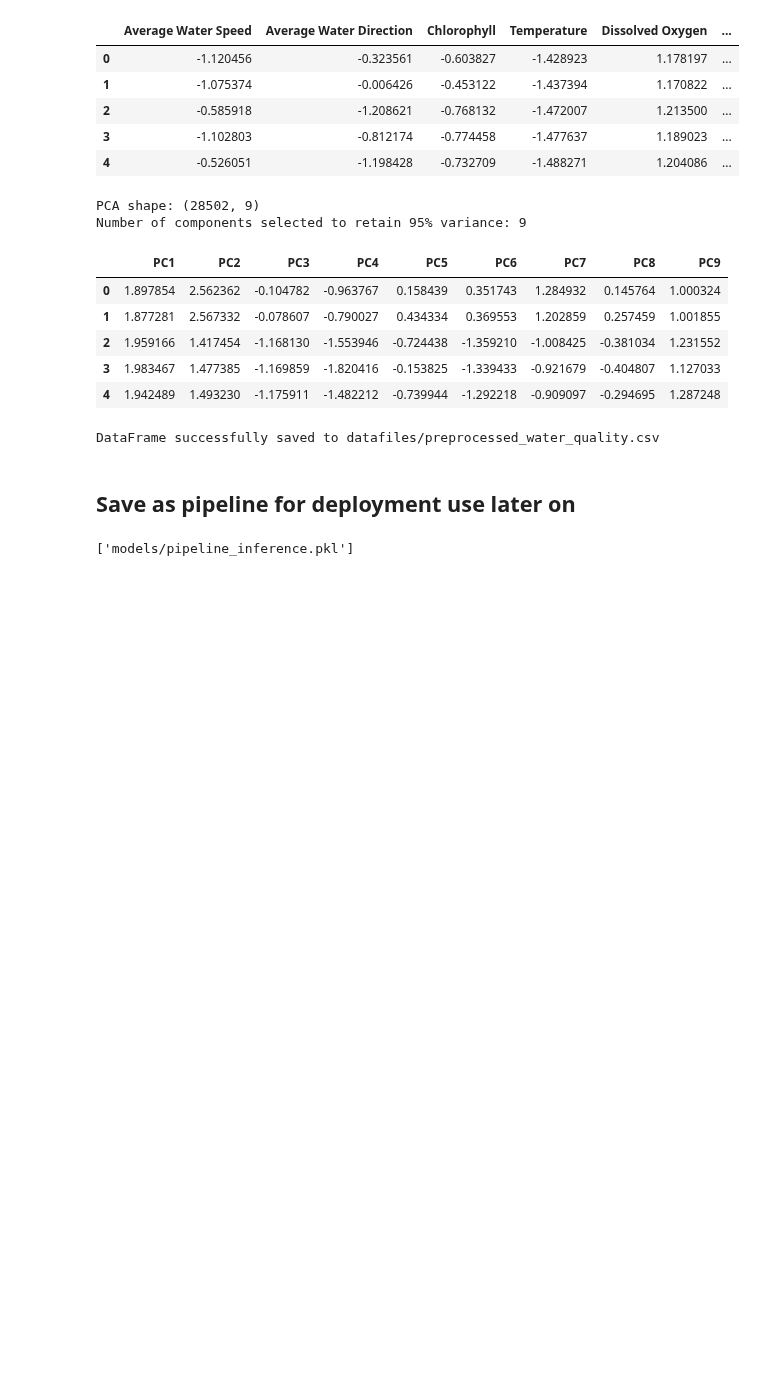
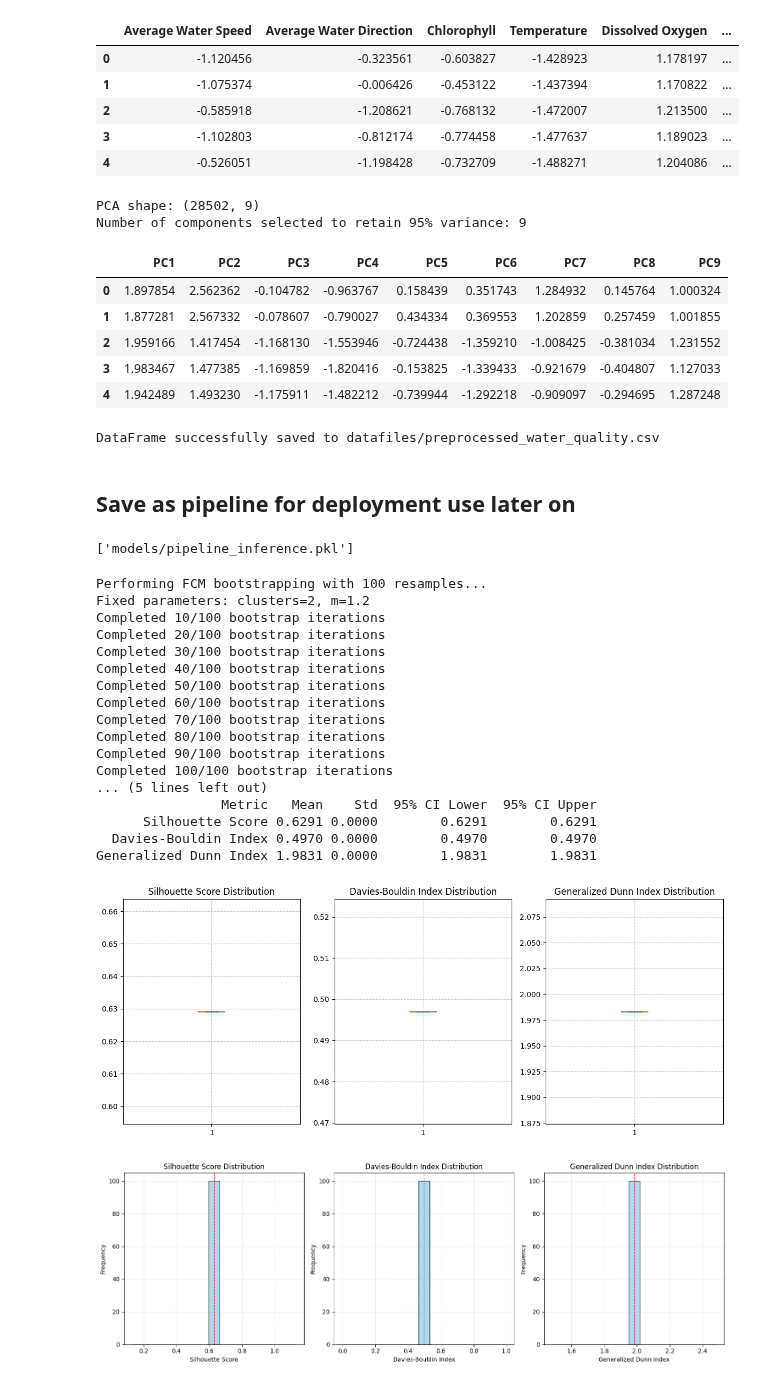
Before and after one commit to lapsapthong-16/cluster-water, a Jupyter notebook: main.ipynb, the cells around one changed output. Saved outputs shown, nothing was run; the diff lists cells and outputs as text; code cells hidden in the pictures; blank space fills up the shorter version.

Commit message:
done bootstrapping

```diff
--- a/main.ipynb
+++ b/main.ipynb
@@ -536,7 +536,7 @@ import matplotlib.pyplot as plt
 
 # Your dataset
 X = df
-X_array = X.to_numpy().T  # Important: skfuzzy expects features x samples (transpose)
+X_array = X.to_numpy().T
 
 # Fixed parameters based on best results
 n_clusters = 2
@@ -598,41 +598,61 @@ for metric_name, values in metrics.items():
     ci_lower = np.percentile(values, 2.5)
     ci_upper = np.percentile(values, 97.5)
 
-    results = results.append({
+    results = pd.concat([results, pd.DataFrame([{
         "Metric": metric_name,
         "Mean": mean_val,
         "Std": std_val,
         "95% CI Lower": ci_lower,
         "95% CI Upper": ci_upper
-    }, ignore_index=True)
+    }])], ignore_index=True)
 
 # Display results
 print("\n===== FCM Bootstrapping Results =====")
 print(f"Parameters: clusters={n_clusters}, m={m}, bootstrap iterations={n_bootstraps}")
 print("\nSummary Statistics:")
 print(results.to_string(index=False, float_format=lambda x: f"{x:.4f}"))
 
 # Create box plots for visual analysis
 plt.figure(figsize=(12, 5))
 for i, (metric_name, values) in enumerate(metrics.items(), 1):
     plt.subplot(1, 3, i)
     plt.boxplot(values)
     plt.title(f"{metric_name} Distribution")
     plt.grid(True, linestyle='--', alpha=0.7)
 
 plt.tight_layout()
 plt.show()
 
 # Display histograms for each metric
 plt.figure(figsize=(15, 5))
 for i, (metric_name, values) in enumerate(metrics.items(), 1):
     plt.subplot(1, 3, i)
     plt.hist(values, bins=15, alpha=0.7, color='skyblue', edgecolor='black')
     plt.axvline(np.mean(values), color='red', linestyle='dashed', linewidth=1)
     plt.title(f"{metric_name} Distribution")
     plt.xlabel(metric_name)
     plt.ylabel('Frequency')
     plt.grid(True, linestyle='--', alpha=0.3)
 
 plt.tight_layout()
 plt.show()
+# %% [output]
+Performing FCM bootstrapping with 100 resamples...
+Fixed parameters: clusters=2, m=1.2
+Completed 10/100 bootstrap iterations
+Completed 20/100 bootstrap iterations
+Completed 30/100 bootstrap iterations
+Completed 40/100 bootstrap iterations
+Completed 50/100 bootstrap iterations
+Completed 60/100 bootstrap iterations
+Completed 70/100 bootstrap iterations
+Completed 80/100 bootstrap iterations
+Completed 90/100 bootstrap iterations
+Completed 100/100 bootstrap iterations
+... (5 lines left out)
+                Metric   Mean    Std  95% CI Lower  95% CI Upper
+      Silhouette Score 0.6291 0.0000        0.6291        0.6291
+  Davies-Bouldin Index 0.4970 0.0000        0.4970        0.4970
+Generalized Dunn Index 1.9831 0.0000        1.9831        1.9831
+[figure, added]
+[figure, added]
```
Also changed, not shown: 1 other file.
